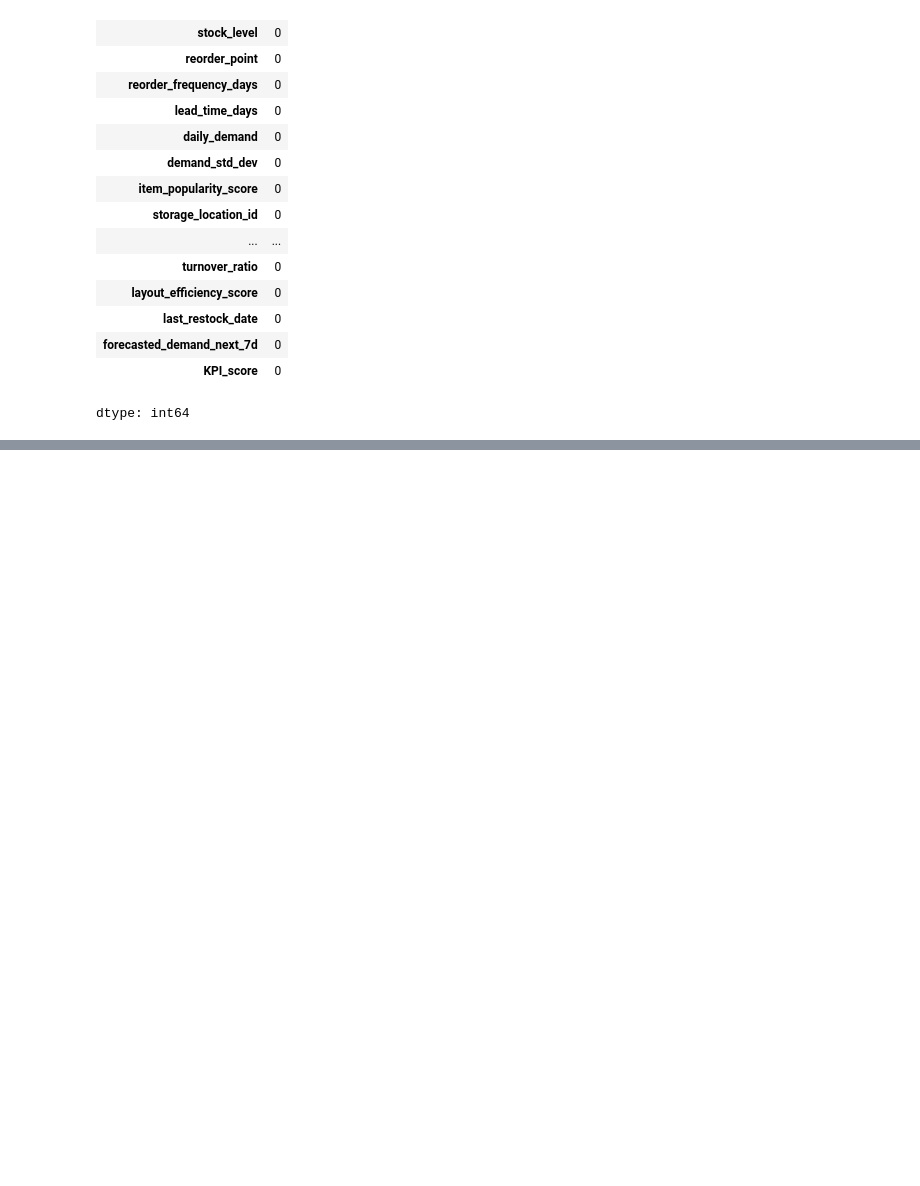
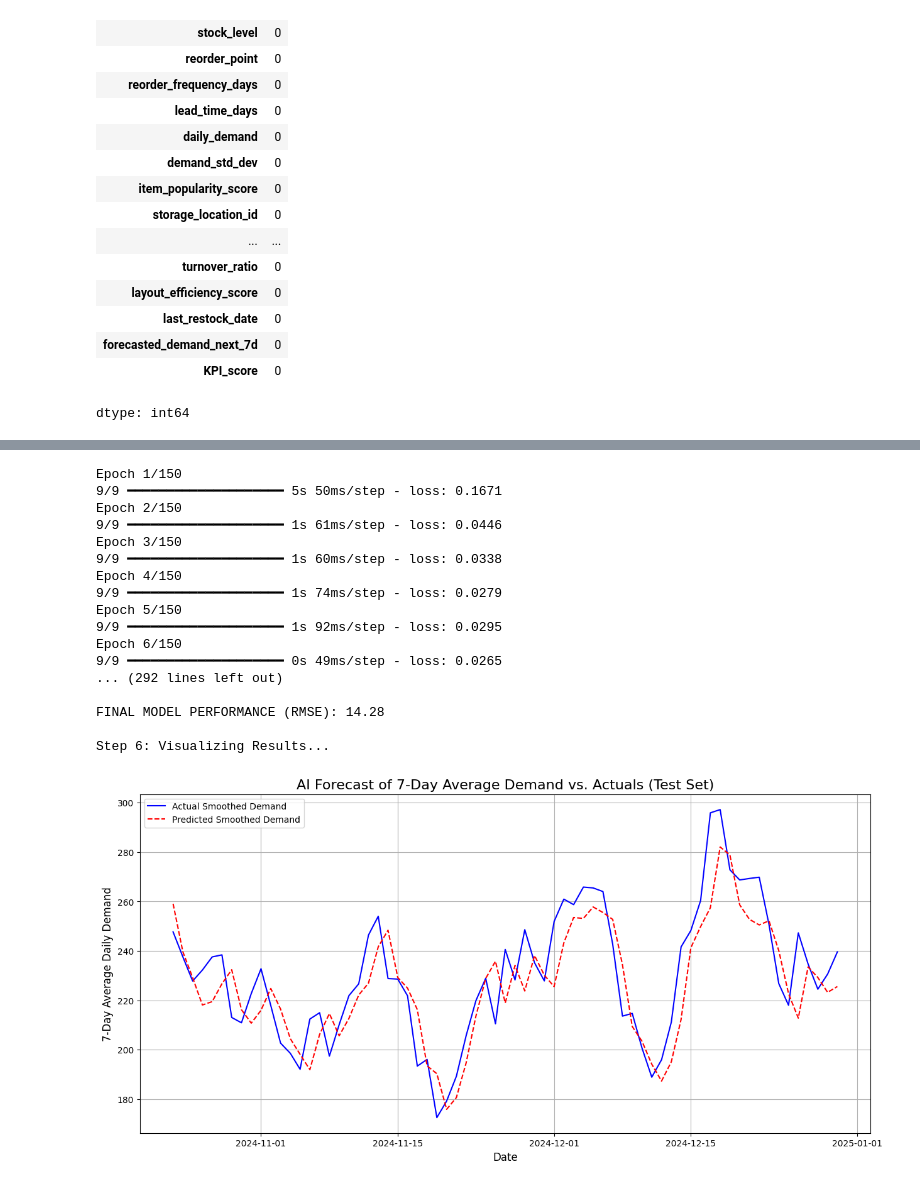
Before and after one commit to VUT-BA-3-2-Project-2025/Team-force, a Jupyter notebook: Team_Force_Final.ipynb, the cells around one changed output, grey strips where cells are left out. Cells and saved outputs as stored; diff of their text form; code cells hidden in the pictures; blank space fills up the shorter version.

```diff
--- a/Team_Force_Final.ipynb
+++ b/Team_Force_Final.ipynb
@@ -224,0 +138,62 @@ plt.show()
+# %%
+daily_demand_series = logistics_df.groupby('last_restock_date')['daily_demand'].sum()
+
+daily_demand_series = daily_demand_series.asfreq('D', fill_value=0)
+print("Time series created successfully. Shape:", daily_demand_series.shape)
+
+daily_demand_smoothed = daily_demand_series.rolling(window=7).mean().dropna()
+print("Data smoothed. New shape:", daily_demand_smoothed.shape)
+
+scaler = MinMaxScaler(feature_range=(0, 1))
+scaled_data = scaler.fit_transform(daily_demand_smoothed.values.reshape(-1, 1))
+
+timesteps = 14
+X, y = [], []
+for i in range(len(scaled_data) - timesteps):
+    X.append(scaled_data[i:(i + timesteps), 0])
+    y.append(scaled_data[i + timesteps, 0])
+X, y = np.array(X), np.array(y)
+
+X = np.reshape(X, (X.shape[0], X.shape[1], 1))
+
+# Split the data.
+train_size = int(len(X) * 0.8)
+X_train, X_test = X[:train_size], X[train_size:]
+y_train, y_test = y[:train_size], y[train_size:]
+print(f"Data split sequentially: {len(X_train)} training samples, {len(X_test)} testing samples.")
+
+model = Sequential([
+    LSTM(units=150, return_sequences=True, input_shape=(X.shape[1], 1)),
+    Dropout(0.2),
+    LSTM(units=150),
+    Dropout(0.2),
+    Dense(units=1)
+])
+
+# Compile the model
+model.compile(optimizer='adam', loss='mean_squared_error')
+model.summary()
+
+history = model.fit(X_train, y_train, epochs=150, batch_size=32, verbose=1)
+print("Model training complete.")
+
+predictions_scaled = model.predict(X_test)
+
+predictions = scaler.inverse_transform(predictions_scaled)
+y_test_actual = scaler.inverse_transform(y_test.reshape(-1, 1))
+
+from sklearn.metrics import mean_squared_error
+rmse = np.sqrt(mean_squared_error(y_test_actual, predictions))
+print(f"RMSE: {rmse:.2f}")
+
+# Plot the results
+plt.figure(figsize=(15, 7))
+plt.plot(daily_demand_smoothed.index[-len(y_test_actual):], y_test_actual, color='blue', label='Actual Smoothed Demand')
+plt.plot(daily_demand_smoothed.index[-len(predictions):], predictions, color='red', linestyle='--', label='Predicted Smoothed Demand')
+plt.title('AI Forecast of 7-Day Average Demand vs. Actuals (Test Set)', fontsize=16)
+plt.xlabel('Date', fontsize=12)
+plt.ylabel('7-Day Average Daily Demand', fontsize=12)
+plt.legend()
+plt.grid(True)
+plt.show()
+# %% [output]
@@ -224,0 +226,18 @@ plt.show()
+Epoch 1/150
+9/9 ━━━━━━━━━━━━━━━━━━━━ 5s 50ms/step - loss: 0.1671
+Epoch 2/150
+9/9 ━━━━━━━━━━━━━━━━━━━━ 1s 61ms/step - loss: 0.0446
+Epoch 3/150
+9/9 ━━━━━━━━━━━━━━━━━━━━ 1s 60ms/step - loss: 0.0338
+Epoch 4/150
+9/9 ━━━━━━━━━━━━━━━━━━━━ 1s 74ms/step - loss: 0.0279
+Epoch 5/150
+9/9 ━━━━━━━━━━━━━━━━━━━━ 1s 92ms/step - loss: 0.0295
+Epoch 6/150
+9/9 ━━━━━━━━━━━━━━━━━━━━ 0s 49ms/step - loss: 0.0265
+... (292 lines left out)
+
+FINAL MODEL PERFORMANCE (RMSE): 14.28
+
+Step 6: Visualizing Results...
+[figure, added]
```
Also changed, not shown: parts of 20 cells of this notebook.
